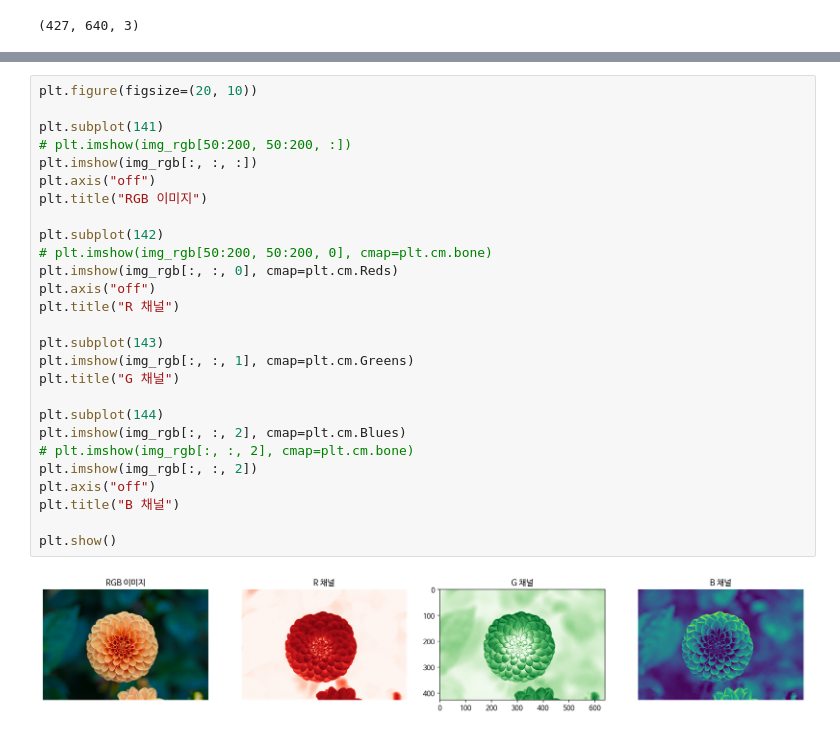
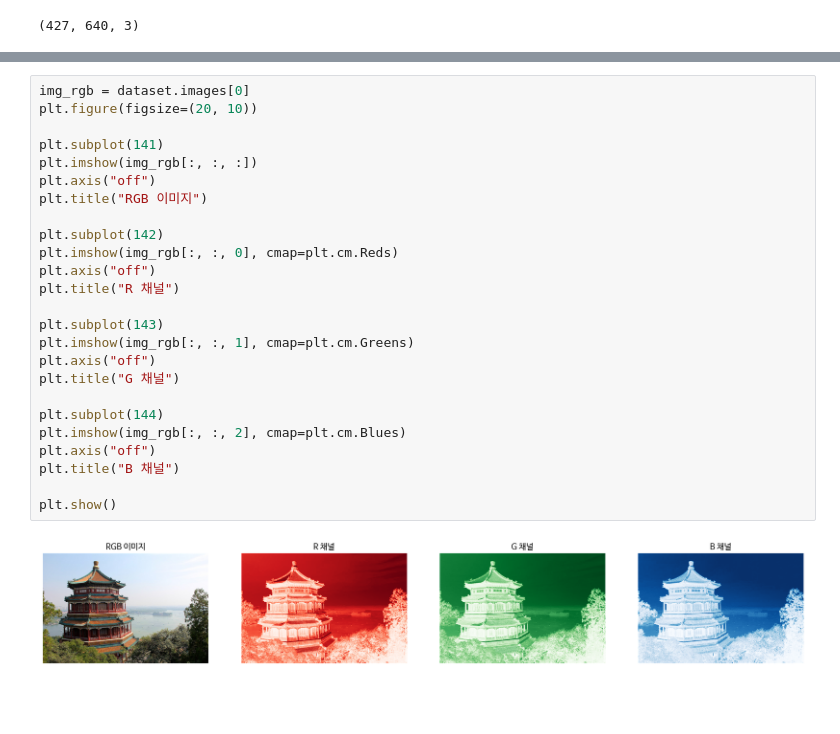
Before and after one commit to ai7dnn/2021-AI-for-everyone, a Jupyter notebook: code/00_이미지_그리기.ipynb, the cells around one changed output, grey strips where cells are left out. Cells and saved outputs as stored; diff of their text form; blank space fills up the shorter version.

```diff
--- a/code/00_이미지_그리기.ipynb
+++ b/code/00_이미지_그리기.ipynb
@@ -65,29 +95,27 @@ array([[[ 2, 19, 13],
 # %%
+img_rgb = dataset.images[0]
 plt.figure(figsize=(20, 10))
 
 plt.subplot(141)
-# plt.imshow(img_rgb[50:200, 50:200, :])
 plt.imshow(img_rgb[:, :, :])
 plt.axis("off")
 plt.title("RGB 이미지")
 
 plt.subplot(142)
-# plt.imshow(img_rgb[50:200, 50:200, 0], cmap=plt.cm.bone)
 plt.imshow(img_rgb[:, :, 0], cmap=plt.cm.Reds)
 plt.axis("off")
 plt.title("R 채널")
 
 plt.subplot(143)
 plt.imshow(img_rgb[:, :, 1], cmap=plt.cm.Greens)
+plt.axis("off")
 plt.title("G 채널")
 
 plt.subplot(144)
 plt.imshow(img_rgb[:, :, 2], cmap=plt.cm.Blues)
-# plt.imshow(img_rgb[:, :, 2], cmap=plt.cm.bone)
-plt.imshow(img_rgb[:, :, 2])
 plt.axis("off")
 plt.title("B 채널")
 
 plt.show()
 # %% [output]
-[figure, old version]
+[figure, new version]
```
Also changed, not shown: parts of 10 cells of this notebook.
